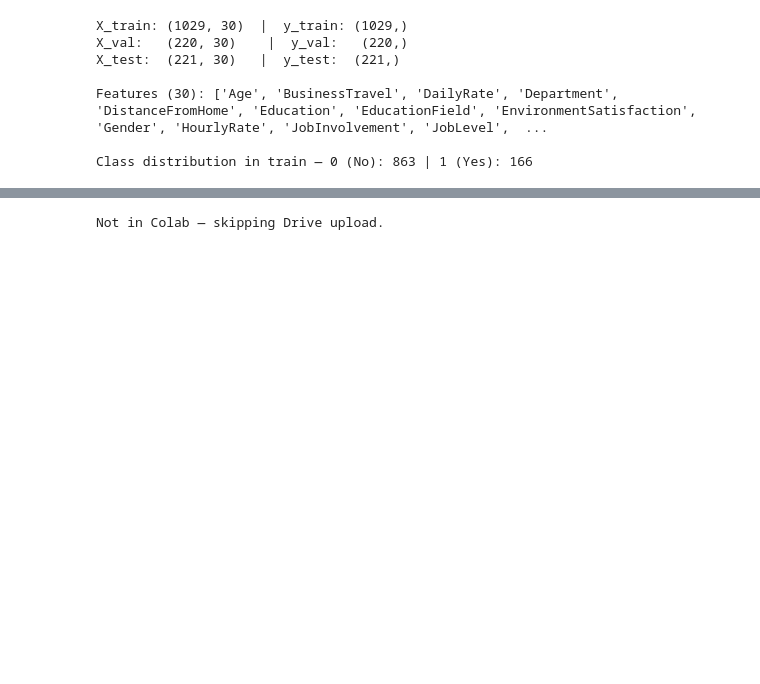
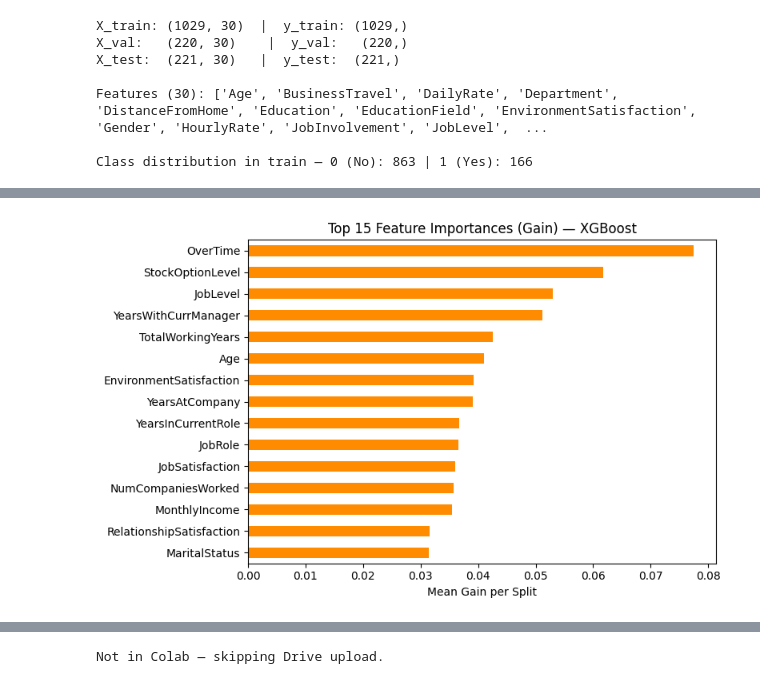
Before and after one commit to francescagrasso02/infoh512-project, a Jupyter notebook: notebooks/2.b. XGboost.ipynb, the cells around one changed output, grey strips where cells are left out. Drawn from its saved outputs; the diff is of its cells as text; code cells hidden in the pictures; blank space fills up the shorter version.

```diff
--- a/notebooks/2.b. XGboost.ipynb
+++ b/notebooks/2.b. XGboost.ipynb
@@ -214,0 +287,14 @@ print('\n📦 All artifacts saved locally.')
+# %%
+xgb.importance_type = 'gain'  # switch from default 'weight' to 'gain'
+
+importances = pd.Series(xgb.feature_importances_, index=feature_names)
+top15       = importances.nlargest(15)
+
+fig, ax = plt.subplots(figsize=(8, 5))
+top15.sort_values().plot(kind='barh', color='darkorange', ax=ax)
+ax.set_title('Top 15 Feature Importances (Gain) — XGBoost')
+ax.set_xlabel('Mean Gain per Split')
+plt.tight_layout()
+plt.show()
+# %% [output]
+[figure, added]
```
Also changed, not shown: parts of 31 cells of this notebook, 3 other files.
